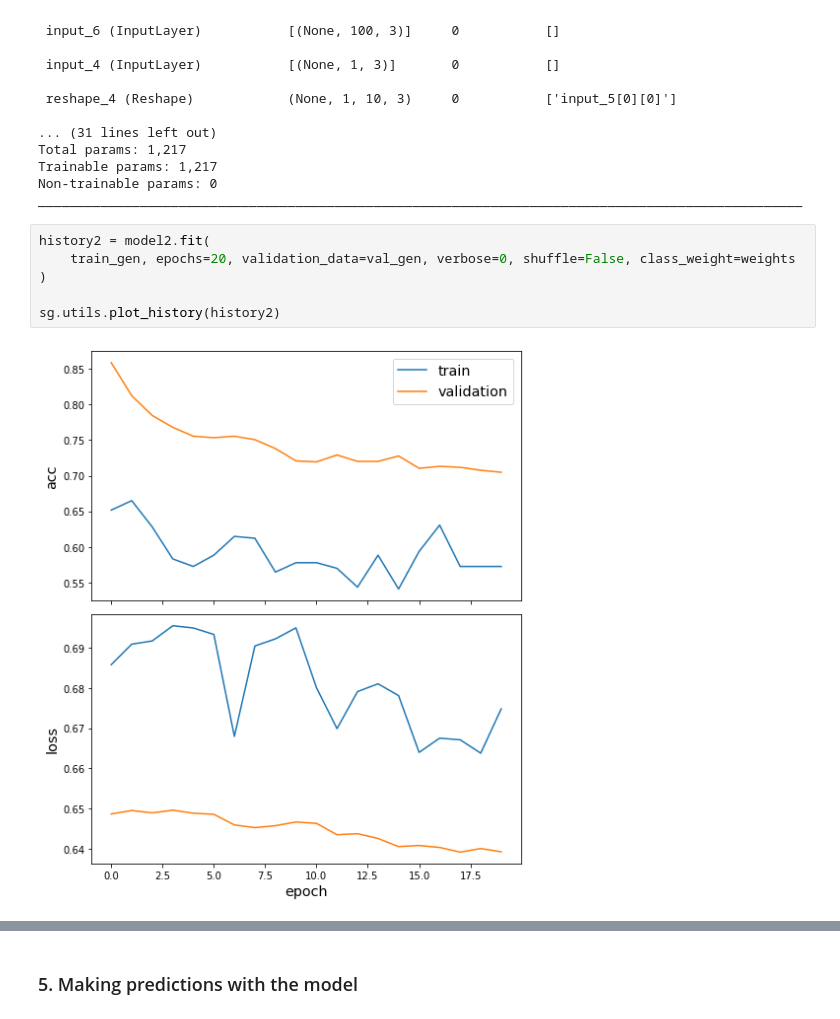
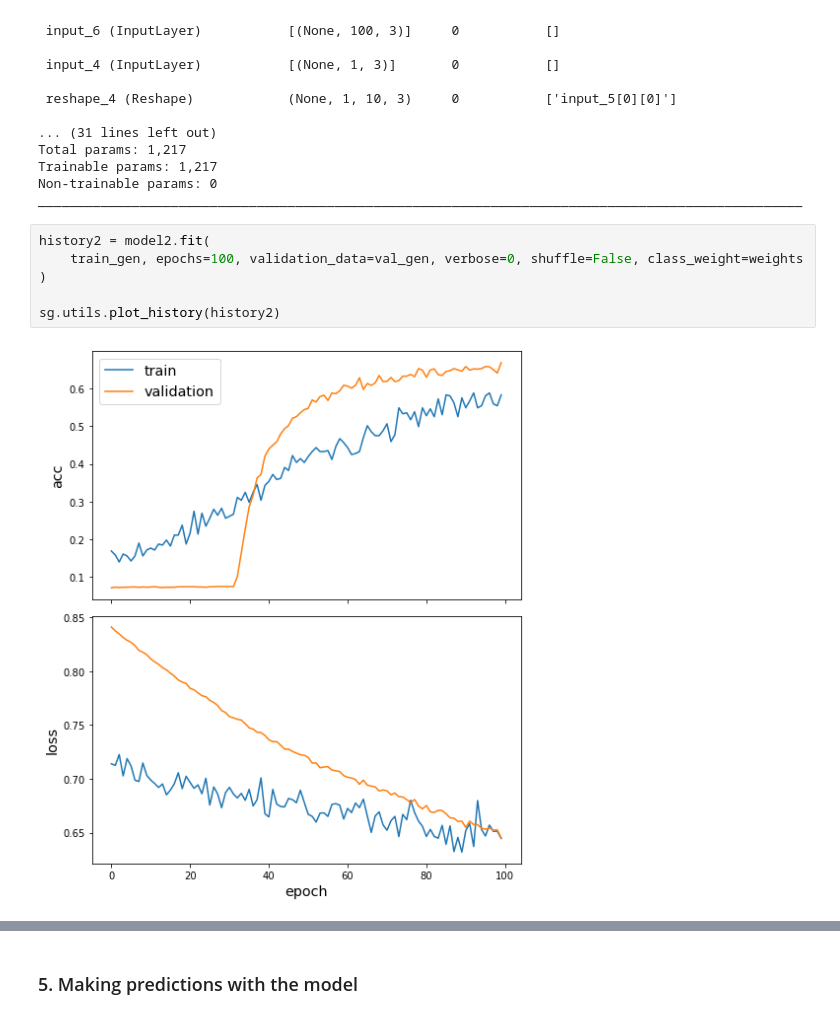
Before and after one commit to SiimSuitslepp/Twitch_social_network, a Jupyter notebook: Twitch_socail_network.ipynb, the cells around one changed output, grey strips where cells are left out. Saved outputs shown, nothing was run; the diff lists cells and outputs as text.

```diff
--- a/Twitch_socail_network.ipynb
+++ b/Twitch_socail_network.ipynb
@@ -599,12 +586,12 @@ Non-trainable params: 0
 __________________________________________________________________________________________________
 # %%
 history2 = model2.fit(
-    train_gen, epochs=20, validation_data=val_gen, verbose=0, shuffle=False, class_weight=weights
+    train_gen, epochs=100, validation_data=val_gen, verbose=0, shuffle=False, class_weight=weights
 )
 
 sg.utils.plot_history(history2)
 # %% [output]
-[figure, old version]
+[figure, new version]
 # %%
 # Evaluating on the test set
 test_gen = generator.flow(test_labels.index, test_targets)
```
Also changed, not shown: parts of 38 cells of this notebook.
